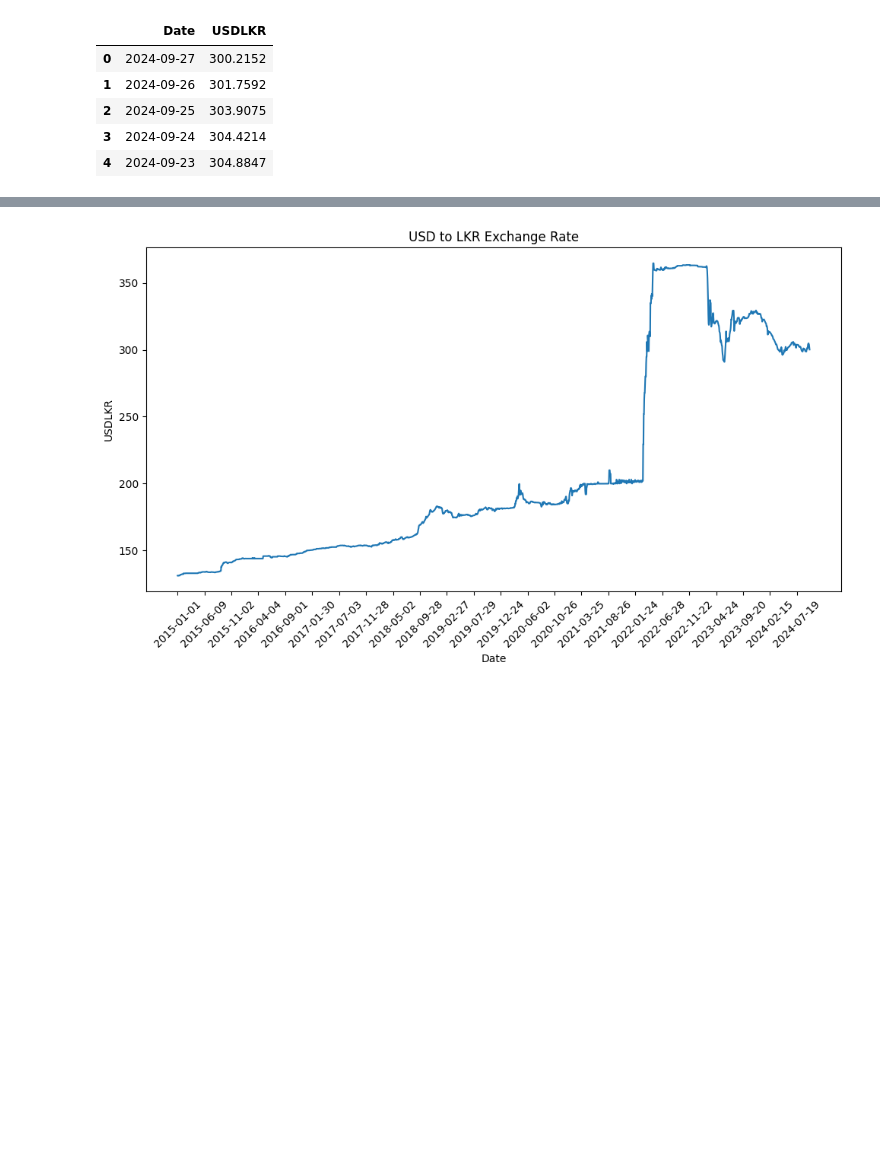
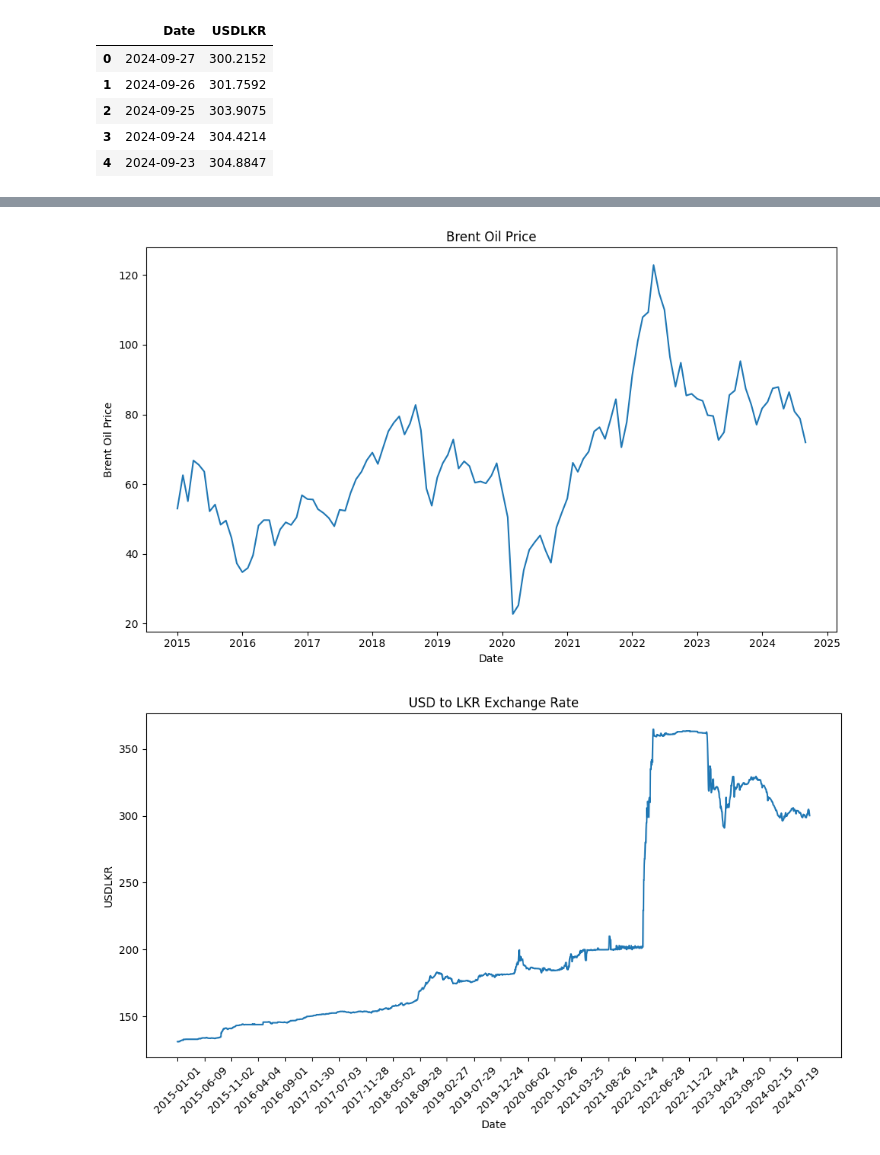
Before and after one commit to dinukasaminda/Sri-lanka-fuel-price-analysis, a Jupyter notebook: report.ipynb, the cells around one changed output, grey strips where cells are left out. Drawn from its saved outputs; the diff is of its cells as text; code cells hidden in the pictures; blank space fills up the shorter version.

Commit message:
brent price chart

```diff
--- a/exchange-rate-filter.ipynb
+++ b/report.ipynb
@@ -26,3 +26,19 @@ plotdf = plotdf[plotdf['Date'] >= '2015-01-01']
 
 # sort data by date
 plotdf = plotdf.sort_values(by='Date', ascending=True)
+# %%
+brent_oil_price_file="./BrentOilFuturesHistoricalData.csv"
+brent_oil_price = pd.read_csv(brent_oil_price_file)
+
+brent_oil_price = brent_oil_price[['Date', 'Price']]
+
+brent_oil_price['Date'] = pd.to_datetime(brent_oil_price['Date'])
+
+
+# sort data by date descending
+brent_oil_price = brent_oil_price.sort_values(by='Date', ascending=True)
+
+# filter data after 2015
+brent_oil_price = brent_oil_price[brent_oil_price['Date'] >= '2015-01-01']
+
+brent_oil_price.head()
@@ -29,3 +52,18 @@ plotdf = plotdf.sort_values(by='Date', ascending=True)
+# %%
+# plot data
+import matplotlib.pyplot as plt
+
+# Plotting the data Date vs USDLKR in line plot
+plt.figure(figsize=(10, 6))
+plt.plot(brent_oil_price['Date'], brent_oil_price['Price'])
+plt.xlabel('Date')
+plt.ylabel('Brent Oil Price')
+plt.title('Brent Oil Price')
+
+plt.tight_layout()
+plt.show()
+# %% [output]
+[figure, added]
 # %%
 import matplotlib.pyplot as plt
 
```
Also changed, not shown: parts of 1 cell of this notebook, 2 other files.
